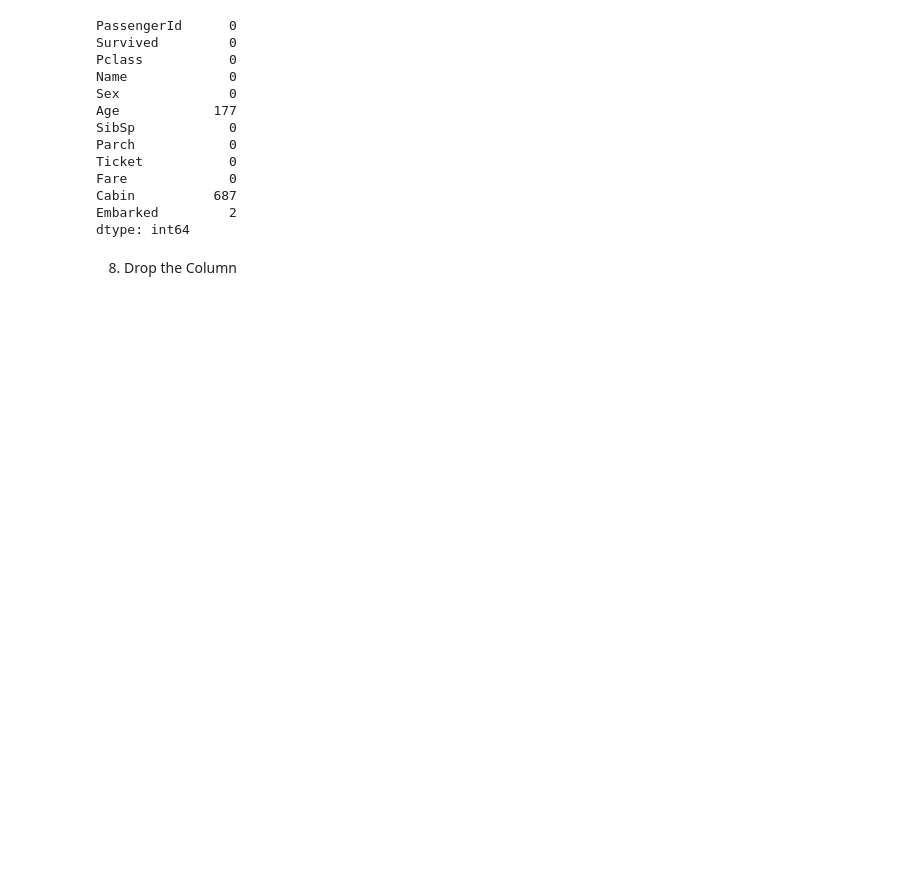
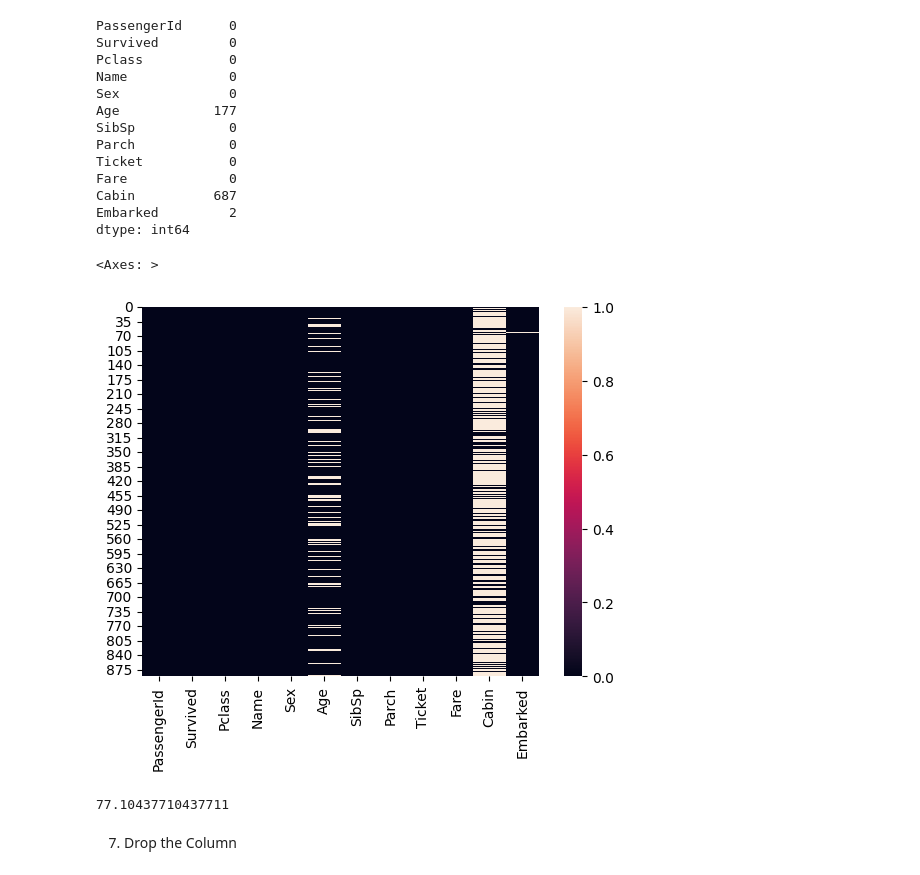
Before and after one commit to MNO-proA/Titanic-train-case-study-Pandas_Matplotlib_Seaborn, a Jupyter notebook: titanic_case_study.ipynb, the cells around one changed output. Saved outputs shown, nothing was run; the diff lists cells and outputs as text; code cells hidden in the pictures; blank space fills up the shorter version.

```diff
--- a/titanic_case_study.ipynb
+++ b/titanic_case_study.ipynb
@@ -109,3 +110,13 @@ dtype: int64
+# %%
+sns.heatmap(df.isnull())
+# %% [output]
+<Axes: >
+[figure, added]
+# %%
+percentage_missing = df.isnull().sum()/len(df)*100
+percentage_missing.loc['Cabin']
+# %% [output]
+77.10437710437711
 # %% [markdown]
-8. Drop the Column
+7. Drop the Column
 # %%
```
Also changed, not shown: parts of 24 cells of this notebook.
